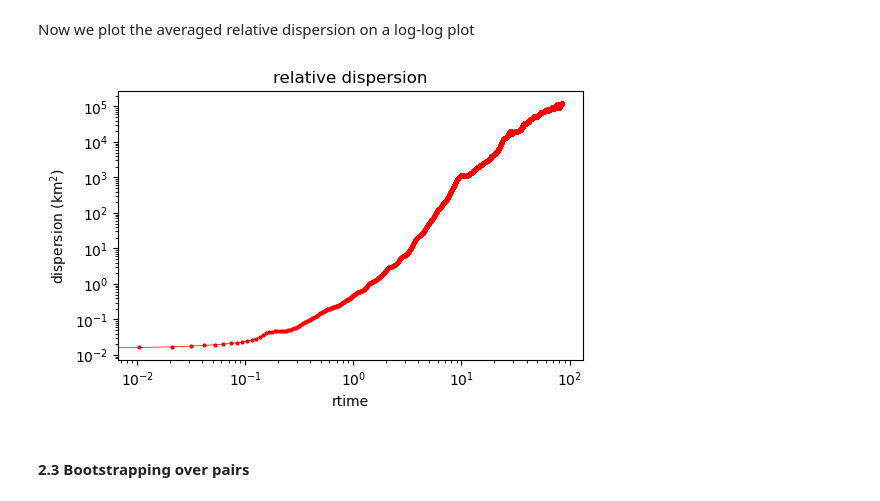
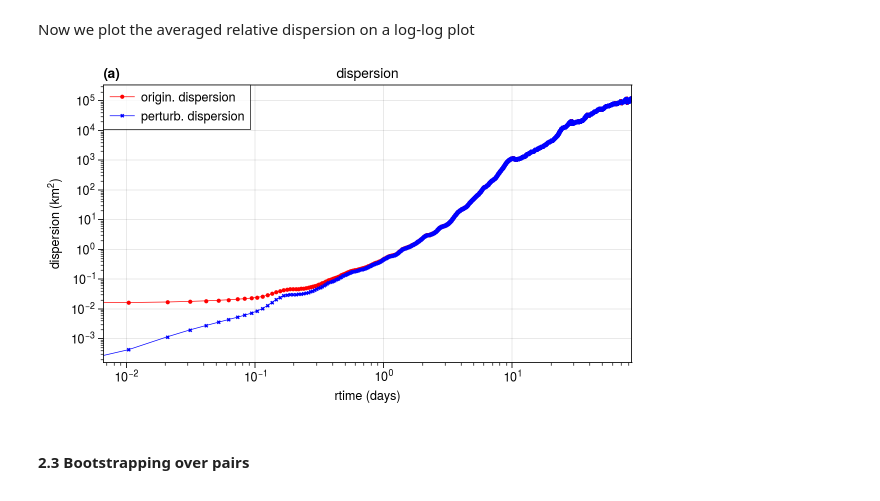
Before and after one commit to miniufo/xdispersion, a Jupyter notebook: docs/source/notebooks/03.BasicStatistics.ipynb, the cells around one changed output. Drawn from its saved outputs; the diff is of its cells as text; code cells hidden in the pictures.

```diff
--- a/docs/source/notebooks/03.BasicStatistics.ipynb
+++ b/docs/source/notebooks/03.BasicStatistics.ipynb
@@ -65,17 +65,25 @@ lat2 = lats.isel(particle=1)
 # get relative dispersion
 r2  = (geodist(lon1, lon2, lat1, lat2) * rd.Rearth) ** 2.0 # this is single realizations
 r2m = r2.mean('pair') # this is ensemble averaged dispersion
+rp2 = (r2 - r2.isel(rtime=0)).mean('pair') # this is perturbation dispersion
 # %% [markdown]
 Now we plot the averaged relative dispersion on a log-log plot
 # %%
-import matplotlib.pyplot as plt
+import ultraplot as uplt
 
-r2m.plot.line(xscale='log', yscale='log', figsize=(6,3.5), marker='o', color='r', markersize=2, lw=0.5)
-plt.title('relative dispersion')
-plt.ylabel('rtime (day)')
-_ = plt.ylabel('dispersion (km$^2$)')
+fig, axes = uplt.subplots(figsize=(6,3.5))
+fig.set_facecolor('w')
+
+ax = axes[0]
+m1 = ax.plot(r2m, color='r', marker='o',  markersize=2, lw=0.5, label='origin. dispersion')
+m2 = ax.plot(rp2, color='b', marker='x', markersize=2, lw=0.5, label='perturb. dispersion')
+ax.legend([m1, m2], loc='ul', ncols=1)
+ax.set_title('dispersion')
+
+axes.format(abc='(a)', xformatter='log', yformatter='log', xscale='log', yscale='log',
+            xlabel='rtime (days)', ylabel='dispersion (km$^2$)')
 # %% [output]
-[figure, old version]
+[figure, new version]
 # %% [markdown]
 #### 2.3 Bootstrapping over pairs
 # %% [markdown]
```
Also changed, not shown: parts of 2 cells of this notebook, 31 other files.
